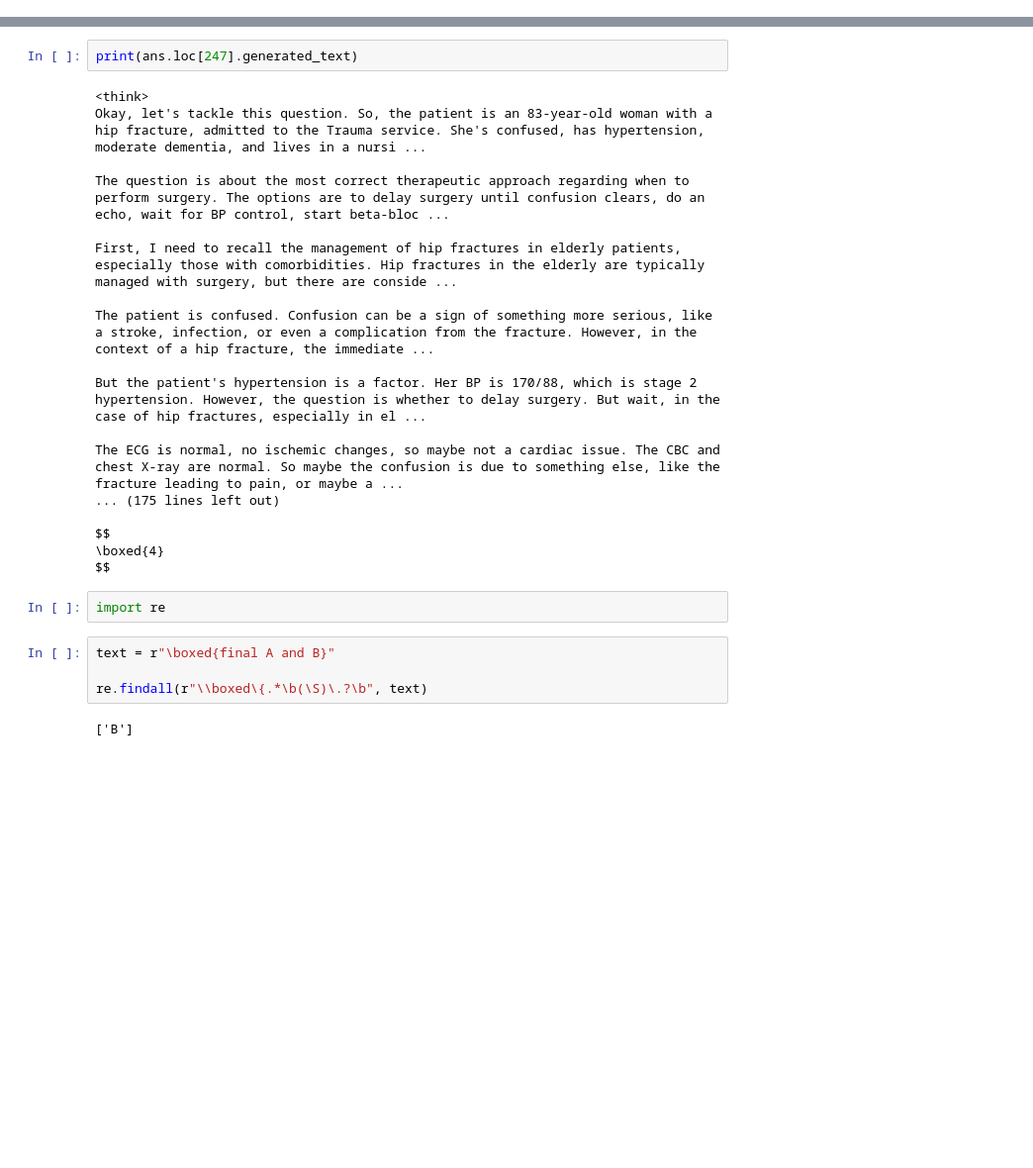
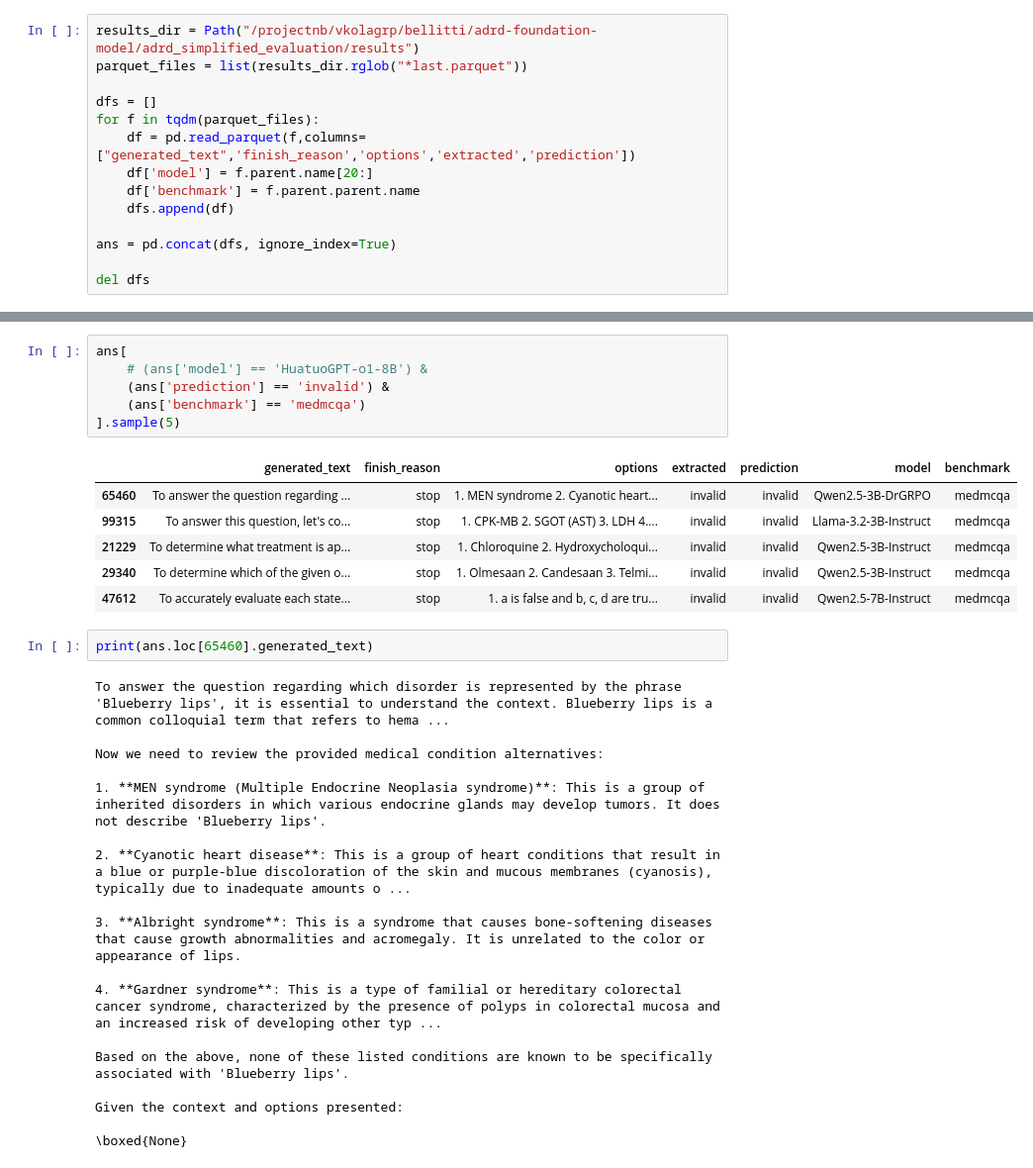
Before and after one commit to vkola-lab/lunar, a Jupyter notebook: adrd_simplified_evaluation/notebooks/extracted_answers.ipynb, the cells around one changed output, grey strips where cells are left out. Shown: that part at 99% size. Cells and saved outputs as stored; diff of their text form; blank space fills up the shorter version.

```diff
--- a/adrd_simplified_evaluation/notebooks/extracted_answers.ipynb
+++ b/adrd_simplified_evaluation/notebooks/extracted_answers.ipynb
@@ -55,0 +6,14 @@ ans[ans['extracted'] == 'invalid'].sample(10)
+# %%
+results_dir = Path("/projectnb/vkolagrp/bellitti/adrd-foundation-model/adrd_simplified_evaluation/results")
+parquet_files = list(results_dir.rglob("*last.parquet"))
+
+dfs = []
+for f in tqdm(parquet_files):
+    df = pd.read_parquet(f,columns=["generated_text",'finish_reason','options','extracted','prediction'])
+    df['model'] = f.parent.name[20:]
+    df['benchmark'] = f.parent.parent.name
+    dfs.append(df)
+
+ans = pd.concat(dfs, ignore_index=True)
+
+del dfs
@@ -56,28 +67,33 @@ ans[ans['extracted'] == 'invalid'].sample(10)
+# %%
+ans[
+    # (ans['model'] == 'HuatuoGPT-o1-8B') &
+    (ans['prediction'] == 'invalid') &
+    (ans['benchmark'] == 'medmcqa')
+].sample(5)
+# %% [output]
+|  | generated_text | finish_reason | options | extracted | prediction | model | benchmark |
+| 65460 | To answer the question regarding ... | stop | 1. MEN syndrome 2. Cyanotic heart... | invalid | invalid | Qwen2.5-3B-DrGRPO | medmcqa |
+| 99315 | To answer this question, let's co... | stop | 1. CPK-MB 2. SGOT (AST) 3. LDH 4.... | invalid | invalid | Llama-3.2-3B-Instruct | medmcqa |
+| 21229 | To determine what treatment is ap... | stop | 1. Chloroquine 2. Hydroxycholoqui... | invalid | invalid | Qwen2.5-3B-Instruct | medmcqa |
+| 29340 | To determine which of the given o... | stop | 1. Olmesaan 2. Candesaan 3. Telmi... | invalid | invalid | Qwen2.5-3B-Instruct | medmcqa |
+| 47612 | To accurately evaluate each state... | stop | 1. a is false and b, c, d are tru... | invalid | invalid | Qwen2.5-7B-Instruct | medmcqa |
 # %%
-print(ans.loc[247].generated_text)
+print(ans.loc[65460].generated_text)
 # %% [output]
-<think>
-Okay, let's tackle this question. So, the patient is an 83-year-old woman with a hip fracture, admitted to the Trauma service. She's confused, has hypertension, moderate dementia, and lives in a nursi ...
+To answer the question regarding which disorder is represented by the phrase 'Blueberry lips', it is essential to understand the context. Blueberry lips is a common colloquial term that refers to hema ...
 
-The question is about the most correct therapeutic approach regarding when to perform surgery. The options are to delay surgery until confusion clears, do an echo, wait for BP control, start beta-bloc ...
+Now we need to review the provided medical condition alternatives:
 
-First, I need to recall the management of hip fractures in elderly patients, especially those with comorbidities. Hip fractures in the elderly are typically managed with surgery, but there are conside ...
+1. **MEN syndrome (Multiple Endocrine Neoplasia syndrome)**: This is a group of inherited disorders in which various endocrine glands may develop tumors. It does not describe 'Blueberry lips'.
 
-The patient is confused. Confusion can be a sign of something more serious, like a stroke, infection, or even a complication from the fracture. However, in the context of a hip fracture, the immediate ...
+2. **Cyanotic heart disease**: This is a group of heart conditions that result in a blue or purple-blue discoloration of the skin and mucous membranes (cyanosis), typically due to inadequate amounts o ...
 
-But the patient's hypertension is a factor. Her BP is 170/88, which is stage 2 hypertension. However, the question is whether to delay surgery. But wait, in the case of hip fractures, especially in el ...
+3. **Albright syndrome**: This is a syndrome that causes bone-softening diseases that cause growth abnormalities and acromegaly. It is unrelated to the color or appearance of lips.
 
-The ECG is normal, no ischemic changes, so maybe not a cardiac issue. The CBC and chest X-ray are normal. So maybe the confusion is due to something else, like the fracture leading to pain, or maybe a ...
-... (175 lines left out)
+4. **Gardner syndrome**: This is a type of familial or hereditary colorectal cancer syndrome, characterized by the presence of polyps in colorectal mucosa and an increased risk of developing other typ ...
 
-$$
-\boxed{4}
-$$
+Based on the above, none of these listed conditions are known to be specifically associated with 'Blueberry lips'.
+
+Given the context and options presented:
+
+\boxed{None}
-# %%
-import re
-# %%
-text = r"\boxed{final A and B}"
-
-re.findall(r"\\boxed\{.*\b(\S)\.?\b", text)
-# %% [output]
-['B']
```
Also changed, not shown: parts of 14 cells of this notebook, 12 other files.
